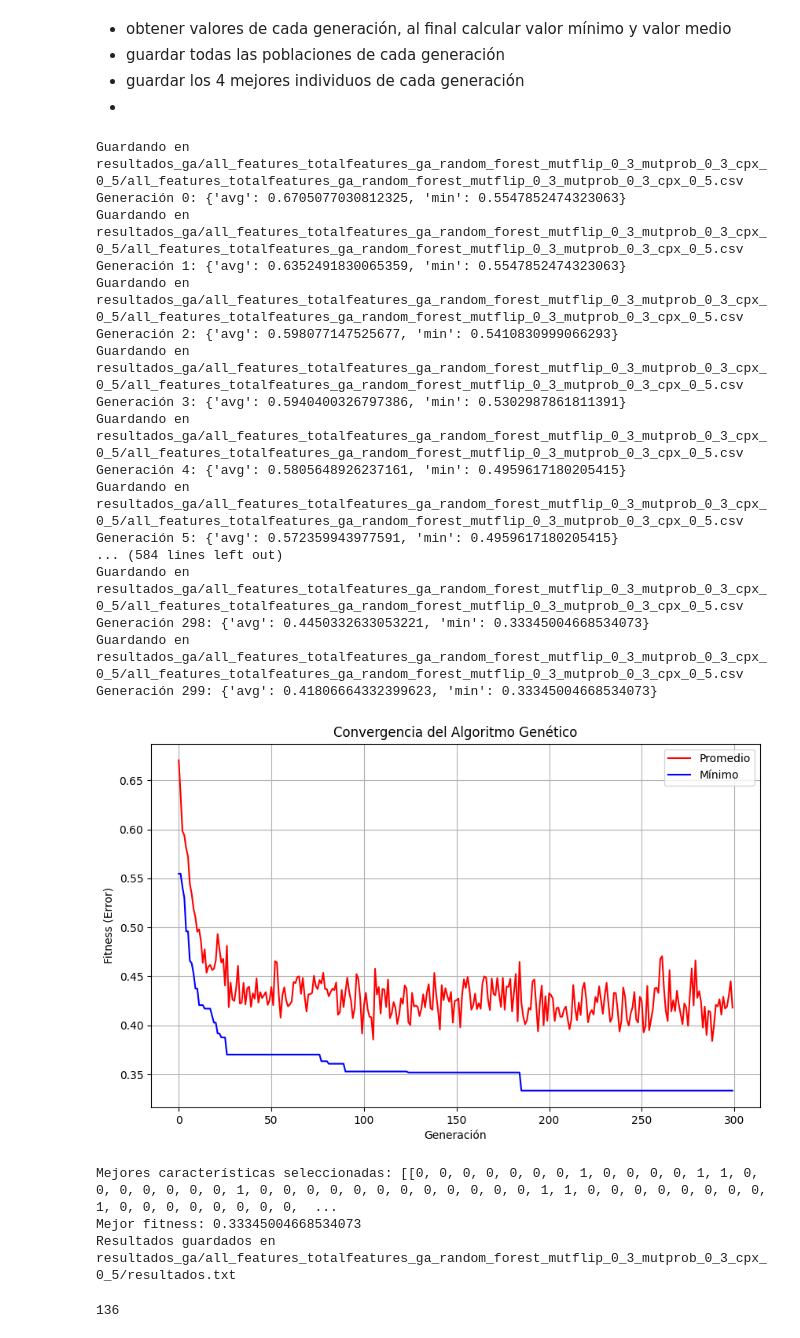
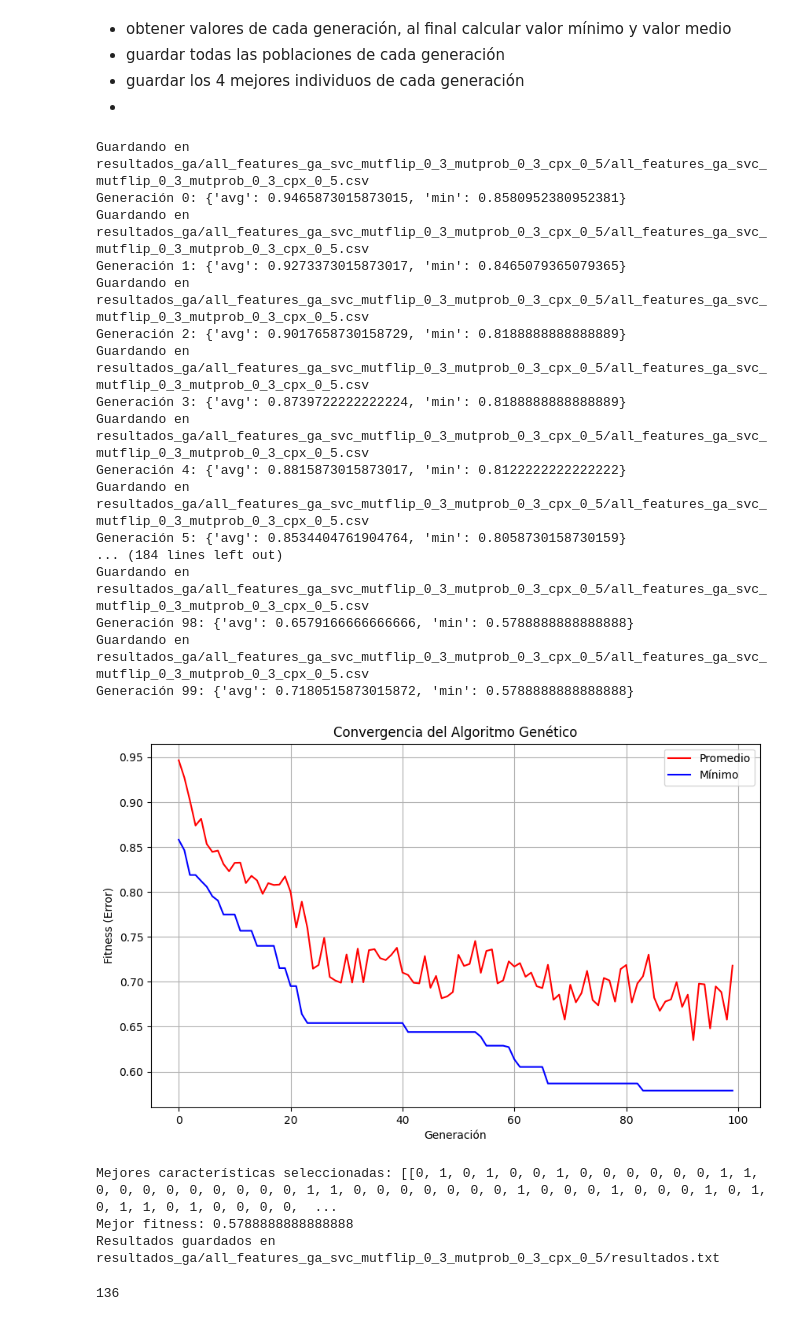
Before and after one commit to ManuelLabbe/modelo_susceptibilidad_remociones_en_masa_sur_de_Chile, a Jupyter notebook: feature_selection.ipynb, the cells around one changed output. Saved outputs shown, nothing was run; the diff lists cells and outputs as text; code cells hidden in the pictures.

```diff
--- a/feature_selection.ipynb
+++ b/feature_selection.ipynb
@@ -83,6 +83,6 @@ Dimensión del df después de eliminación por umbral: (3148, 137)
 # %%
 final.columns = final.columns.str.replace('.tif', '')
-final = final[corr_features]
+#final = final[corr_features]
 final.Valor
 # %% [output]
 0       0
@@ -138,59 +138,59 @@ Error del modelo: 0.2667 ± 0.0345
 -
 # %%
 import os
-model_name = 'random_forest'
+model_name = 'svc'
 mutFlipBit = 0.3
 mut_prob = 0.3
 cruce_prob = 0.5
-path = f"resultados_ga/all_features_totalfeatures_ga_{model_name}_mutflip_{str(mutFlipBit).replace('.','_')}_mutprob_{str(mut_prob).replace('.','_')}_cpx_{str(cruce_prob).replace('.','_')}"
+path = f"resultados_ga/all_features_ga_{model_name}_mutflip_{str(mutFlipBit).replace('.','_')}_mutprob_{str(mut_prob).replace('.','_')}_cpx_{str(cruce_prob).replace('.','_')}"
 os.makedirs(path, exist_ok=True)
 target_column = 'Valor'
-mejores_caracteristicas, logbook, hof = seleccion_caracteristicas_genetico(final, target_column, n_generations=300, population_size=40,
+mejores_caracteristicas, logbook, hof = seleccion_caracteristicas_genetico(final, target_column, n_generations=100, population_size=40,
                                        outputpath = path, mutFlipBit=mutFlipBit, mut_prob=mut_prob, cruce_prob=cruce_prob)
 fig = plot_convergence(logbook=logbook)
 fig.savefig(f'{path}/convergence_plot.png',
             dpi=300,
             bbox_inches='tight')
 
 df = final.drop(columns='Valor')
 best_solution = hof[0]
 features = df.columns
 selected_features = get_selected_features(best_solution, features)
 
 print("Mejores características seleccionadas:", mejores_caracteristicas)
 print("Mejor fitness:", hof[0].fitness.values[0])
 
 output_file = f"{path}/resultados.txt"
 
 with open(output_file, 'w') as f:
     f.write('Features seleccionadas\n')
     for feature in selected_features:
         f.write(feature + '\n')
     f.write(f'Mejor Fitness: {hof[0].fitness.values[0]}')
 
 print(f"Resultados guardados en {output_file}")
 # %% [output]
-Guardando en resultados_ga/all_features_totalfeatures_ga_random_forest_mutflip_0_3_mutprob_0_3_cpx_0_5/all_features_totalfeatures_ga_random_forest_mutflip_0_3_mutprob_0_3_cpx_0_5.csv
-Generación 0: {'avg': 0.6705077030812325, 'min': 0.5547852474323063}
-Guardando en resultados_ga/all_features_totalfeatures_ga_random_forest_mutflip_0_3_mutprob_0_3_cpx_0_5/all_features_totalfeatures_ga_random_forest_mutflip_0_3_mutprob_0_3_cpx_0_5.csv
-Generación 1: {'avg': 0.6352491830065359, 'min': 0.5547852474323063}
-Guardando en resultados_ga/all_features_totalfeatures_ga_random_forest_mutflip_0_3_mutprob_0_3_cpx_0_5/all_features_totalfeatures_ga_random_forest_mutflip_0_3_mutprob_0_3_cpx_0_5.csv
-Generación 2: {'avg': 0.598077147525677, 'min': 0.5410830999066293}
-Guardando en resultados_ga/all_features_totalfeatures_ga_random_forest_mutflip_0_3_mutprob_0_3_cpx_0_5/all_features_totalfeatures_ga_random_forest_mutflip_0_3_mutprob_0_3_cpx_0_5.csv
-Generación 3: {'avg': 0.5940400326797386, 'min': 0.5302987861811391}
-Guardando en resultados_ga/all_features_totalfeatures_ga_random_forest_mutflip_0_3_mutprob_0_3_cpx_0_5/all_features_totalfeatures_ga_random_forest_mutflip_0_3_mutprob_0_3_cpx_0_5.csv
-Generación 4: {'avg': 0.5805648926237161, 'min': 0.4959617180205415}
-Guardando en resultados_ga/all_features_totalfeatures_ga_random_forest_mutflip_0_3_mutprob_0_3_cpx_0_5/all_features_totalfeatures_ga_random_forest_mutflip_0_3_mutprob_0_3_cpx_0_5.csv
-Generación 5: {'avg': 0.572359943977591, 'min': 0.4959617180205415}
-... (584 lines left out)
-Guardando en resultados_ga/all_features_totalfeatures_ga_random_forest_mutflip_0_3_mutprob_0_3_cpx_0_5/all_features_totalfeatures_ga_random_forest_mutflip_0_3_mutprob_0_3_cpx_0_5.csv
-Generación 298: {'avg': 0.4450332633053221, 'min': 0.33345004668534073}
-Guardando en resultados_ga/all_features_totalfeatures_ga_random_forest_mutflip_0_3_mutprob_0_3_cpx_0_5/all_features_totalfeatures_ga_random_forest_mutflip_0_3_mutprob_0_3_cpx_0_5.csv
-Generación 299: {'avg': 0.41806664332399623, 'min': 0.33345004668534073}
+Guardando en resultados_ga/all_features_ga_svc_mutflip_0_3_mutprob_0_3_cpx_0_5/all_features_ga_svc_mutflip_0_3_mutprob_0_3_cpx_0_5.csv
+Generación 0: {'avg': 0.9465873015873015, 'min': 0.8580952380952381}
+Guardando en resultados_ga/all_features_ga_svc_mutflip_0_3_mutprob_0_3_cpx_0_5/all_features_ga_svc_mutflip_0_3_mutprob_0_3_cpx_0_5.csv
+Generación 1: {'avg': 0.9273373015873017, 'min': 0.8465079365079365}
+Guardando en resultados_ga/all_features_ga_svc_mutflip_0_3_mutprob_0_3_cpx_0_5/all_features_ga_svc_mutflip_0_3_mutprob_0_3_cpx_0_5.csv
+Generación 2: {'avg': 0.9017658730158729, 'min': 0.8188888888888889}
+Guardando en resultados_ga/all_features_ga_svc_mutflip_0_3_mutprob_0_3_cpx_0_5/all_features_ga_svc_mutflip_0_3_mutprob_0_3_cpx_0_5.csv
+Generación 3: {'avg': 0.8739722222222224, 'min': 0.8188888888888889}
+Guardando en resultados_ga/all_features_ga_svc_mutflip_0_3_mutprob_0_3_cpx_0_5/all_features_ga_svc_mutflip_0_3_mutprob_0_3_cpx_0_5.csv
+Generación 4: {'avg': 0.8815873015873017, 'min': 0.8122222222222222}
+Guardando en resultados_ga/all_features_ga_svc_mutflip_0_3_mutprob_0_3_cpx_0_5/all_features_ga_svc_mutflip_0_3_mutprob_0_3_cpx_0_5.csv
+Generación 5: {'avg': 0.8534404761904764, 'min': 0.8058730158730159}
+... (184 lines left out)
+Guardando en resultados_ga/all_features_ga_svc_mutflip_0_3_mutprob_0_3_cpx_0_5/all_features_ga_svc_mutflip_0_3_mutprob_0_3_cpx_0_5.csv
+Generación 98: {'avg': 0.6579166666666666, 'min': 0.5788888888888888}
+Guardando en resultados_ga/all_features_ga_svc_mutflip_0_3_mutprob_0_3_cpx_0_5/all_features_ga_svc_mutflip_0_3_mutprob_0_3_cpx_0_5.csv
+Generación 99: {'avg': 0.7180515873015872, 'min': 0.5788888888888888}
-[figure, old version]
+[figure, new version]
-Mejores características seleccionadas: [[0, 0, 0, 0, 0, 0, 0, 1, 0, 0, 0, 0, 1, 1, 0, 0, 0, 0, 0, 0, 0, 1, 0, 0, 0, 0, 0, 0, 0, 0, 0, 0, 0, 0, 1, 1, 0, 0, 0, 0, 0, 0, 0, 0, 1, 0, 0, 0, 0, 0, 0, 0, 0,  ...
-Mejor fitness: 0.33345004668534073
-Resultados guardados en resultados_ga/all_features_totalfeatures_ga_random_forest_mutflip_0_3_mutprob_0_3_cpx_0_5/resultados.txt
+Mejores características seleccionadas: [[0, 1, 0, 1, 0, 0, 1, 0, 0, 0, 0, 0, 0, 1, 1, 0, 0, 0, 0, 0, 0, 0, 0, 0, 1, 1, 0, 0, 0, 0, 0, 0, 0, 1, 0, 0, 0, 1, 0, 0, 0, 1, 0, 1, 0, 1, 1, 0, 1, 0, 0, 0, 0,  ...
+Mejor fitness: 0.5788888888888888
+Resultados guardados en resultados_ga/all_features_ga_svc_mutflip_0_3_mutprob_0_3_cpx_0_5/resultados.txt
 # %%
 len(mejores_caracteristicas[0])
 # %% [output]
```
Also changed, not shown: parts of 2 cells of this notebook, 1 other file.
